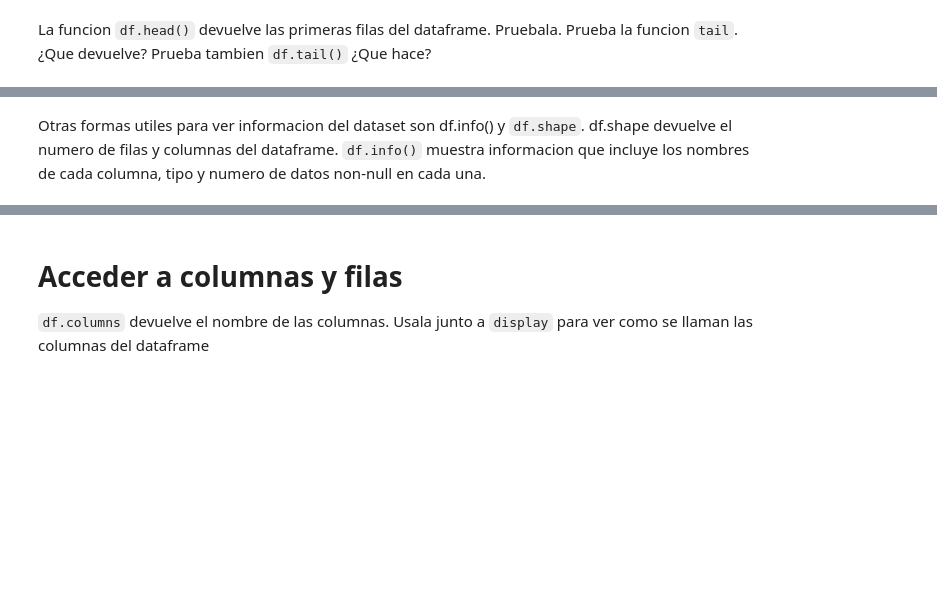
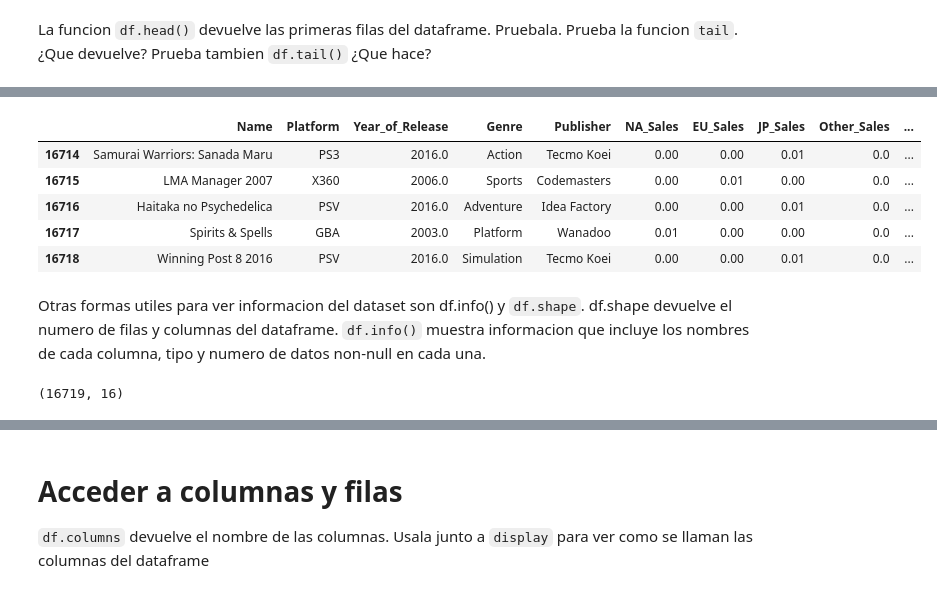
Before and after one commit to Racoo203/TC2034.101, a Jupyter notebook: Act 1/pandas_refresh.ipynb, the cells around one changed output, grey strips where cells are left out. Cells and saved outputs as stored; diff of their text form; code cells hidden in the pictures; blank space fills up the shorter version.

```diff
--- a/Act 1/pandas_refresh.ipynb
+++ b/Act 1/pandas_refresh.ipynb
@@ -18,5 +44,18 @@ La funcion `df.head()` devuelve las primeras filas del dataframe. Pruebala. Prue
+# %%
+df.tail()
+# Ultimos 5 registros del dataframe
+# %% [output]
+|  | Name | Platform | Year_of_Release | Genre | Publisher | NA_Sales | EU_Sales | JP_Sales | Other_Sales | ... |
+| 16714 | Samurai Warriors: Sanada Maru | PS3 | 2016.0 | Action | Tecmo Koei | 0.00 | 0.00 | 0.01 | 0.0 | ... |
+| 16715 | LMA Manager 2007 | X360 | 2006.0 | Sports | Codemasters | 0.00 | 0.01 | 0.00 | 0.0 | ... |
+| 16716 | Haitaka no Psychedelica | PSV | 2016.0 | Adventure | Idea Factory | 0.00 | 0.00 | 0.01 | 0.0 | ... |
+| 16717 | Spirits & Spells | GBA | 2003.0 | Platform | Wanadoo | 0.01 | 0.00 | 0.00 | 0.0 | ... |
+| 16718 | Winning Post 8 2016 | PSV | 2016.0 | Simulation | Tecmo Koei | 0.00 | 0.00 | 0.01 | 0.0 | ... |
 # %% [markdown]
 Otras formas utiles para ver informacion del dataset son df.info() y `df.shape`. df.shape devuelve el numero de filas y columnas del dataframe. `df.info()` muestra informacion que incluye los nombres de cada columna, tipo y numero de datos non-null en cada una.
 # %%
 # nota que shape no es una funcion
+df.shape
+# %% [output]
+(16719, 16)
 # %%
```
Also changed, not shown: parts of 13 cells of this notebook, 5 other files.
